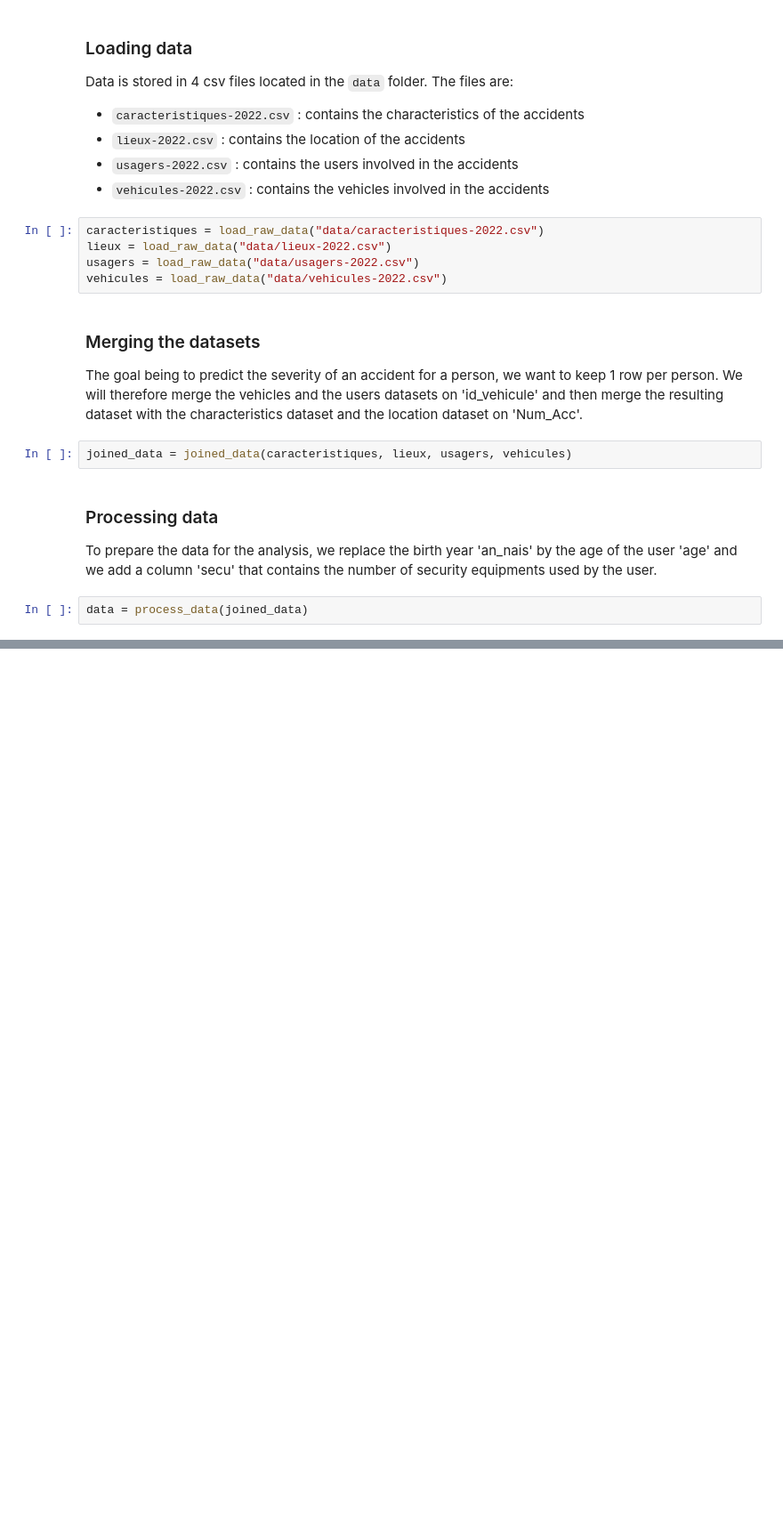
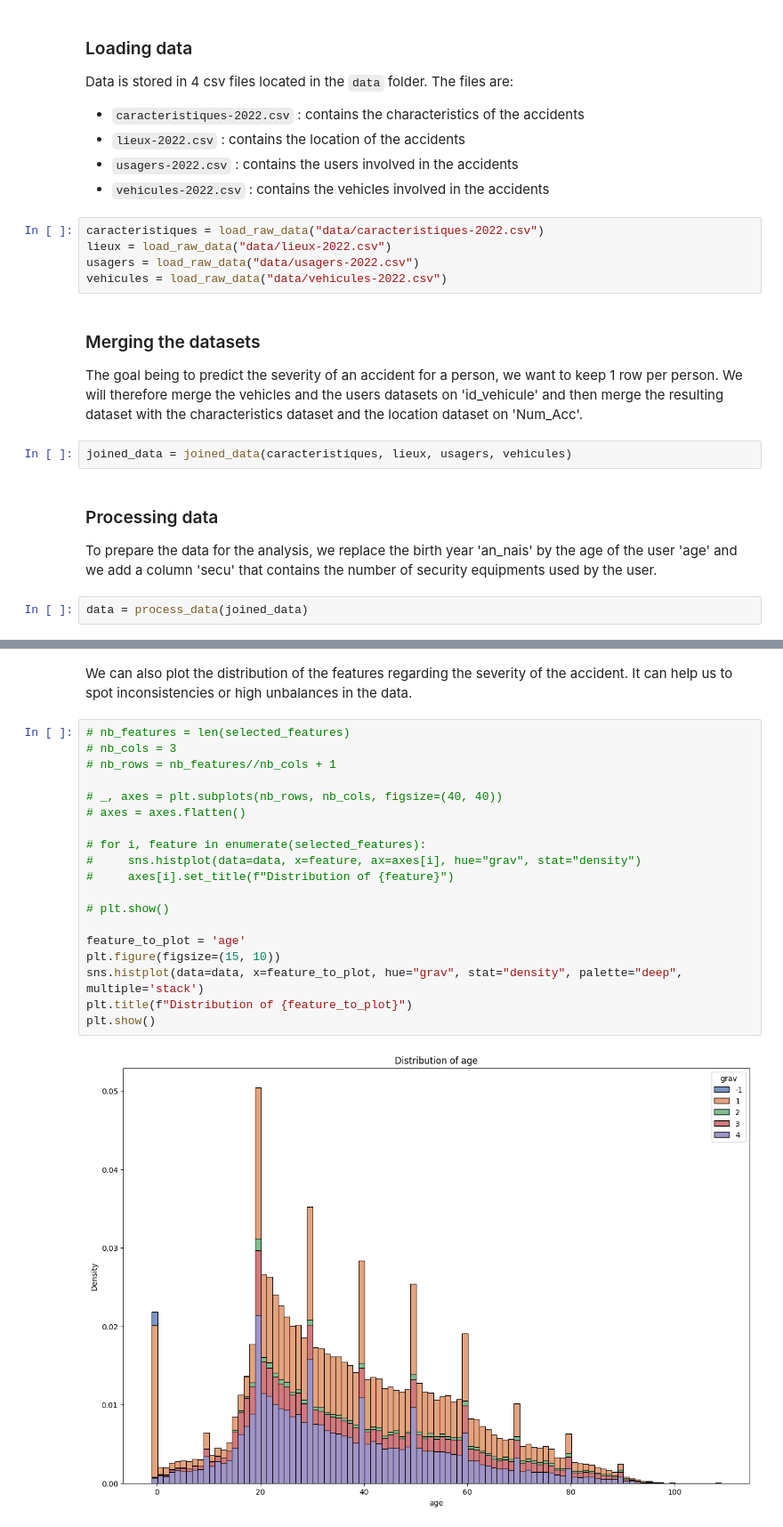
Before and after one commit to BigBaz54/road_accident_severity, a Jupyter notebook: feature_selection.ipynb, the cells around one changed output, grey strips where cells are left out. Shown at 89% size. Saved outputs shown, nothing was run; the diff lists cells and outputs as text; blank space fills up the shorter version.

```diff
--- a/feature_selection.ipynb
+++ b/feature_selection.ipynb
@@ -89,0 +110,23 @@ selected_features = [
+# %% [markdown]
+We can also plot the distribution of the features regarding the severity of the accident. It can help us to spot inconsistencies or high unbalances in the data.
+# %%
+# nb_features = len(selected_features)
+# nb_cols = 3
+# nb_rows = nb_features//nb_cols + 1
+
+# _, axes = plt.subplots(nb_rows, nb_cols, figsize=(40, 40))
+# axes = axes.flatten()
+
+# for i, feature in enumerate(selected_features):
+#     sns.histplot(data=data, x=feature, ax=axes[i], hue="grav", stat="density")
+#     axes[i].set_title(f"Distribution of {feature}")
+
+# plt.show()
+
+feature_to_plot = 'age'
+plt.figure(figsize=(15, 10))
+sns.histplot(data=data, x=feature_to_plot, hue="grav", stat="density", palette="deep", multiple='stack')
+plt.title(f"Distribution of {feature_to_plot}")
+plt.show()
+# %% [output]
+[figure, added]
```
Also changed, not shown: parts of 13 cells of this notebook, 7 other files.
